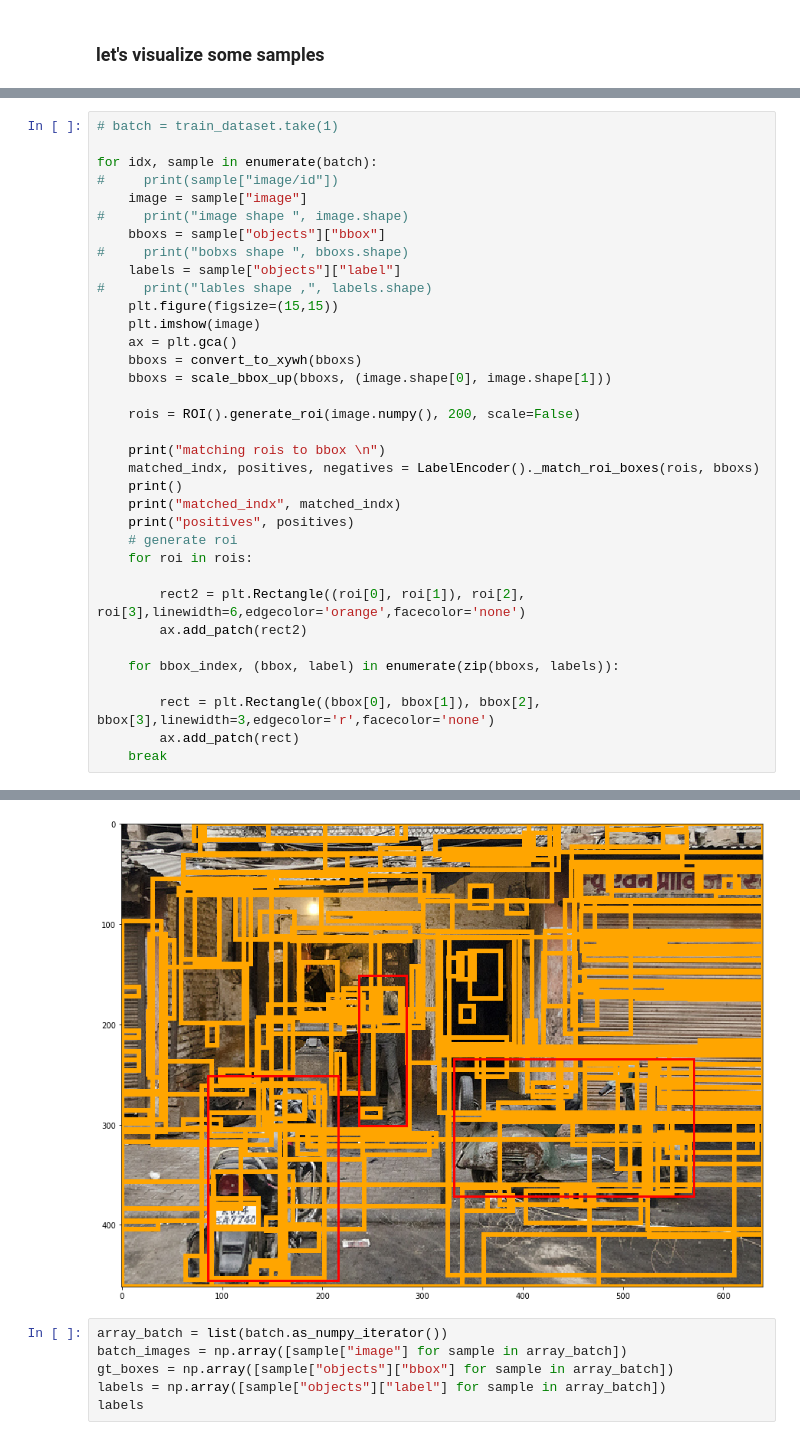
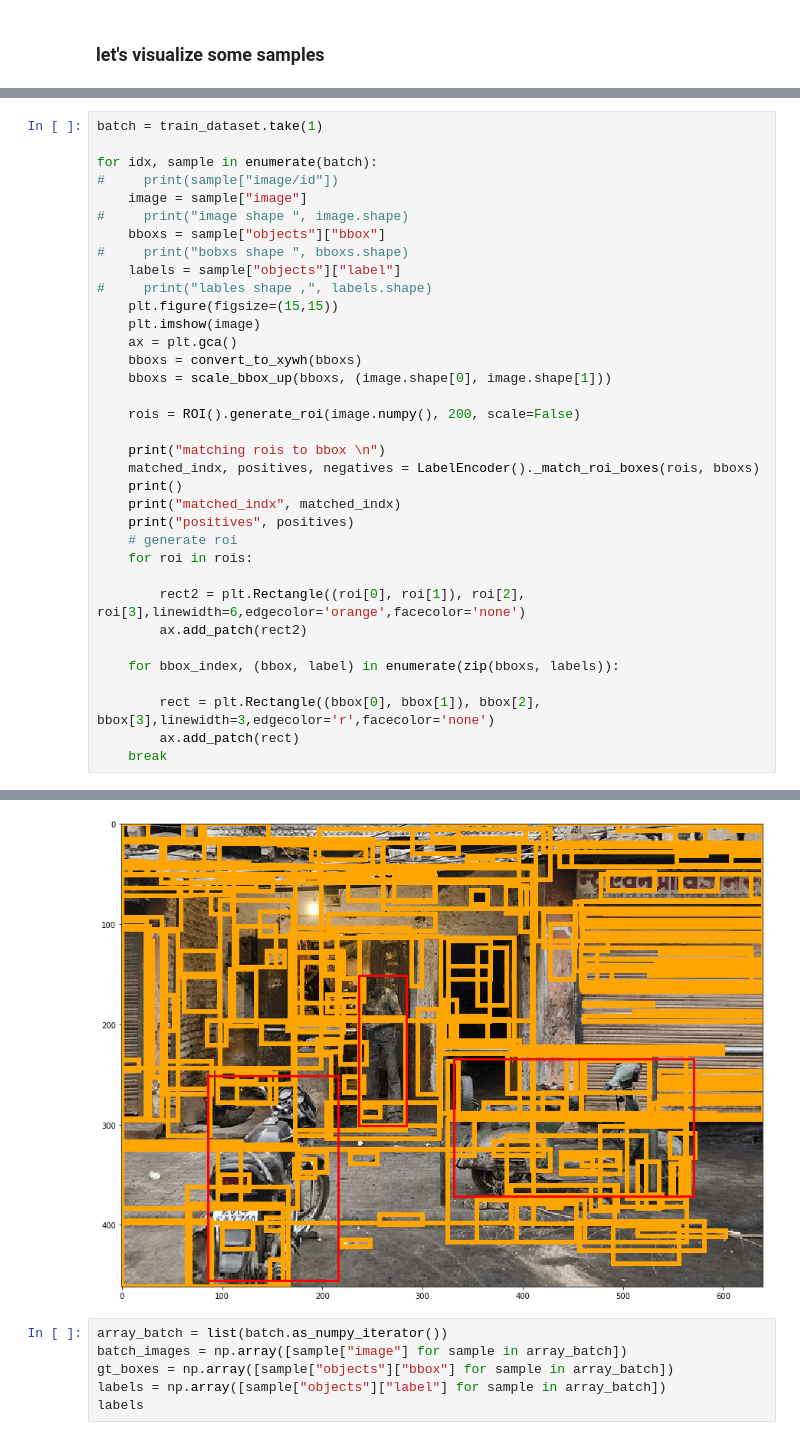
Before and after one commit to valentin-fngr/Neural-Network-Practices, a Jupyter notebook: convolutions/RCNN/rcnn_data.ipynb, the cells around one changed output, grey strips where cells are left out. Saved outputs shown, nothing was run; the diff lists cells and outputs as text.

```diff
--- a/convolutions/RCNN/rcnn_data.ipynb
+++ b/convolutions/RCNN/rcnn_data.ipynb
@@ -156,5 +267,5 @@ train_dataset
 # %%
-# batch = train_dataset.take(1)
+batch = train_dataset.take(1)
 
 for idx, sample in enumerate(batch):
 #     print(sample["image/id"])
@@ -208,5 +319,5 @@ rois tf.Tensor(
  0. 0. 0. 0. 0. 0. 0. 0.], shape=(200,), dtype=float32)
-[figure, old version]
+[figure, new version]
 # %%
 array_batch = list(batch.as_numpy_iterator())
 batch_images = np.array([sample["image"] for sample in array_batch])
```
Also changed, not shown: parts of 17 cells of this notebook.
